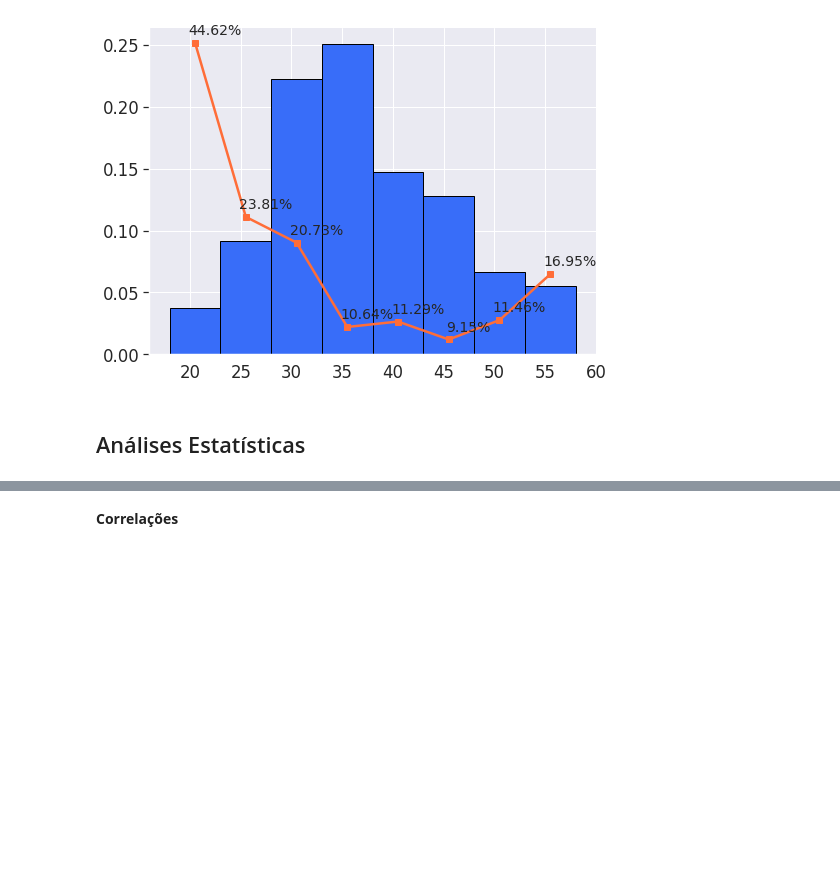
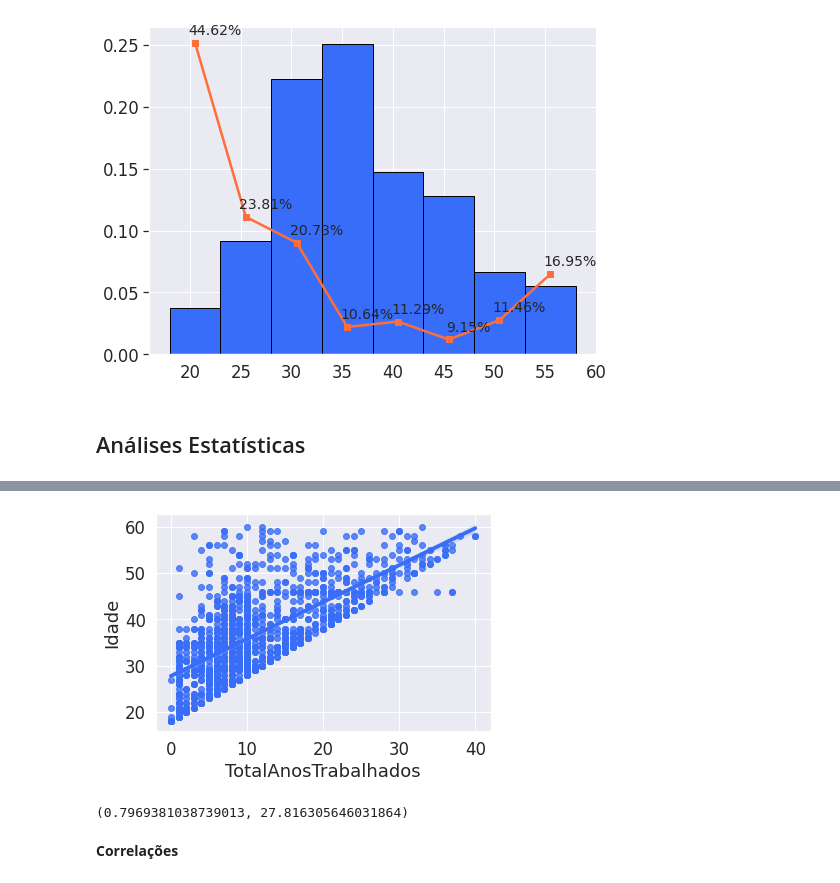
Before and after one commit to CardosoJr/bootcamp, a Jupyter notebook: Labs/Lab 2 - EDA Turnover.ipynb, the cells around one changed output, grey strips where cells are left out. Saved outputs shown, nothing was run; the diff lists cells and outputs as text; code cells hidden in the pictures; blank space fills up the shorter version.

```diff
--- a/Labs/Lab 2 - EDA Turnover.ipynb
+++ b/Labs/Lab 2 - EDA Turnover.ipynb
@@ -335,9 +336,14 @@ sns.despine()
 # %%
-sns.regplot('TotalAnosTrabalhados', 'Idade', data = df)
-sns.despine()
+sns.regplot('TotalAnosTrabalhados', 'Idade', data = df);
+# %% [output]
+[figure, added]
 # %%
 from scipy.stats import linregress
 slope, intercept, r_value, p_value, std_err = linregress(x= df['TotalAnosTrabalhados'], y= df['Idade'])
+# %%
+slope, intercept
+# %% [output]
+(0.7969381038739013, 27.816305646031864)
 # %% [markdown]
 **Correlações**
 # %%
```
Also changed, not shown: parts of 13 cells of this notebook.
